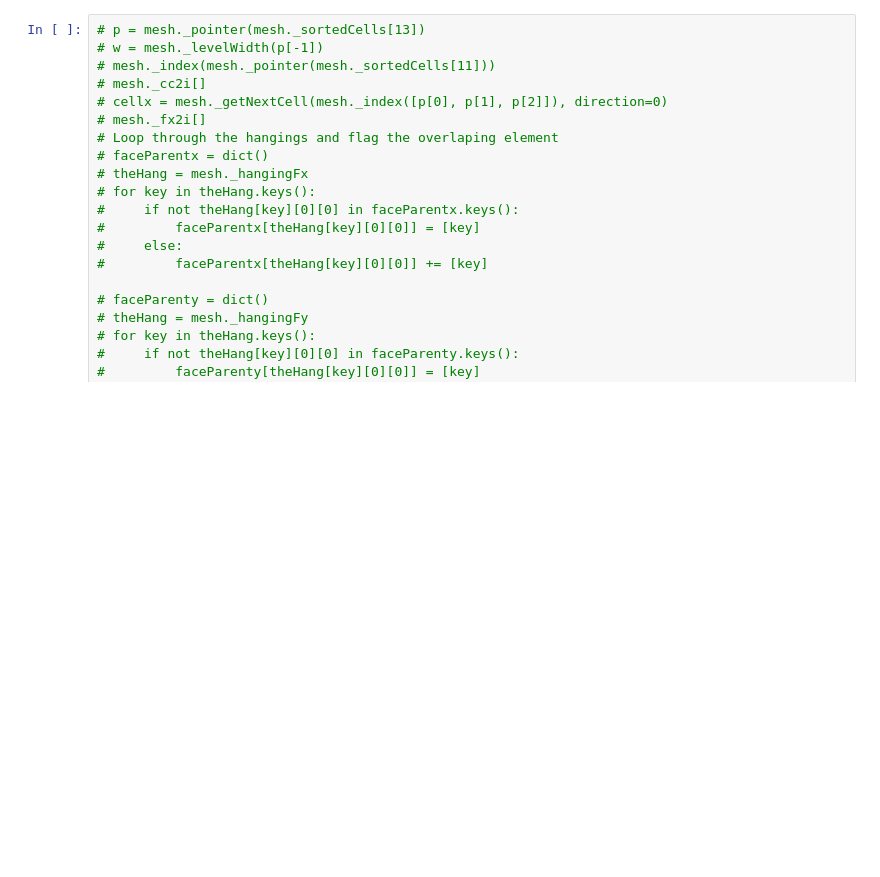
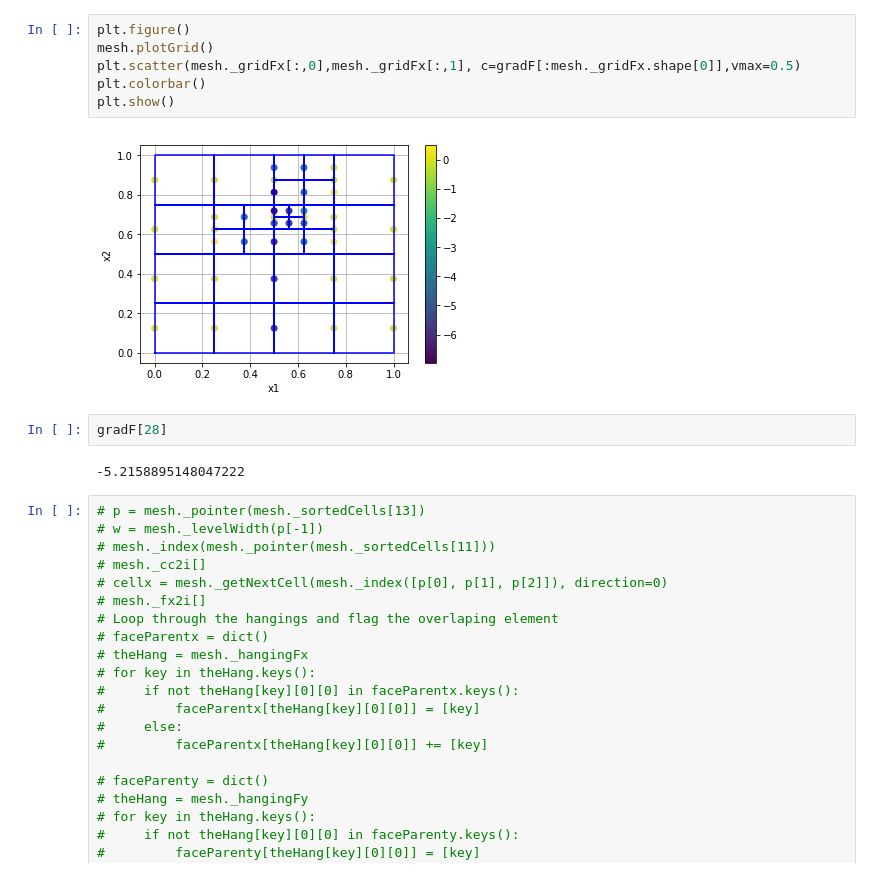
Before and after one commit to fourndo/ScriptsBank, a Jupyter notebook: SimPEG/OCtreeGrad_Operator_Test.ipynb, the cells around one changed output. Saved outputs shown, nothing was run; the diff lists cells and outputs as text; blank space fills up the shorter version.

```diff
--- a/SimPEG/OCtreeGrad_Operator_Test.ipynb
+++ b/SimPEG/OCtreeGrad_Operator_Test.ipynb
@@ -51,3 +87,15 @@ array([ 0.    ,  0.0625,  0.125 ,  0.1875,  0.25  ,  0.3125,  0.375 ,
+# %%
+plt.figure()
+mesh.plotGrid()
+plt.scatter(mesh._gridFx[:,0],mesh._gridFx[:,1], c=gradF[:mesh._gridFx.shape[0]],vmax=0.5)
+plt.colorbar()
+plt.show()
+# %% [output]
+[figure, added]
+# %%
+gradF[28]
+# %% [output]
+-5.2158895148047222
 # %%
 # p = mesh._pointer(mesh._sortedCells[13])
 # w = mesh._levelWidth(p[-1])
```
Also changed, not shown: parts of 5 cells of this notebook, 12 other files.
